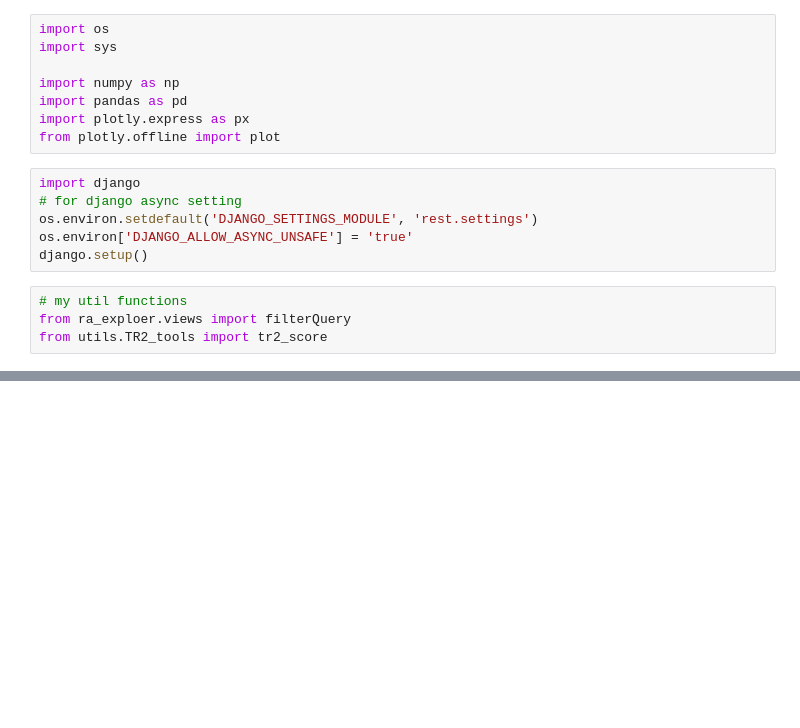
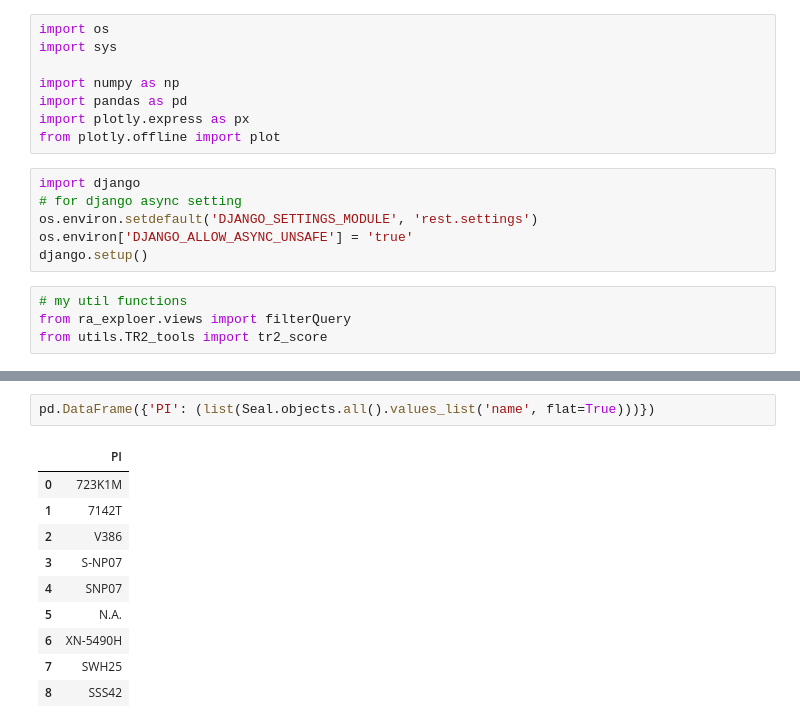
Before and after one commit to dimsplendid/td_toolkits_reconstruc, a Jupyter notebook: test.ipynb, the cells around one changed output, grey strips where cells are left out. Drawn from its saved outputs; the diff is of its cells as text; blank space fills up the shorter version.

```diff
--- a/test.ipynb
+++ b/test.ipynb
@@ -209,0 +109,13 @@ SELECT "tr2calculator_opticslogtest"."id", "tr2calculator_opticslogtest"."batch_
+# %%
+pd.DataFrame({'PI': (list(Seal.objects.all().values_list('name', flat=True)))})
+# %% [output]
+|  | PI |
+| 0 | 723K1M |
+| 1 | 7142T |
+| 2 | V386 |
+| 3 | S-NP07 |
+| 4 | SNP07 |
+| 5 | N.A. |
+| 6 | XN-5490H |
+| 7 | SWH25 |
+| 8 | SSS42 |
```
Also changed, not shown: parts of 39 cells of this notebook, 15 other files.
